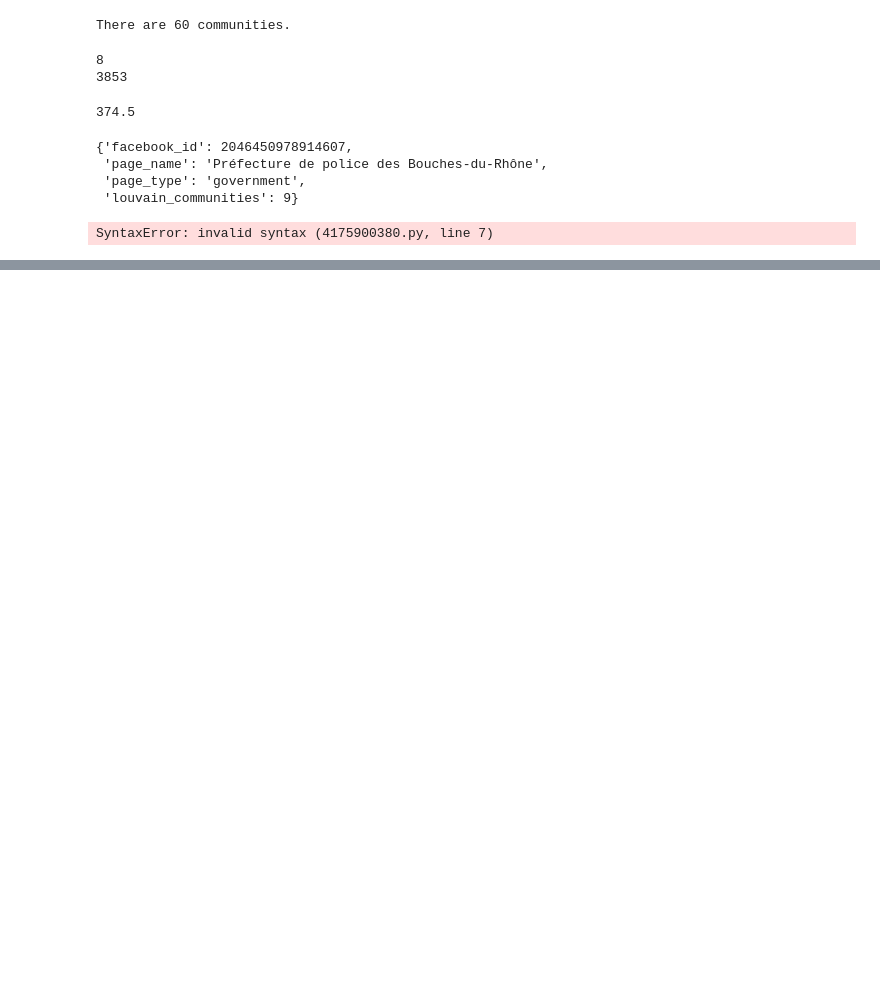
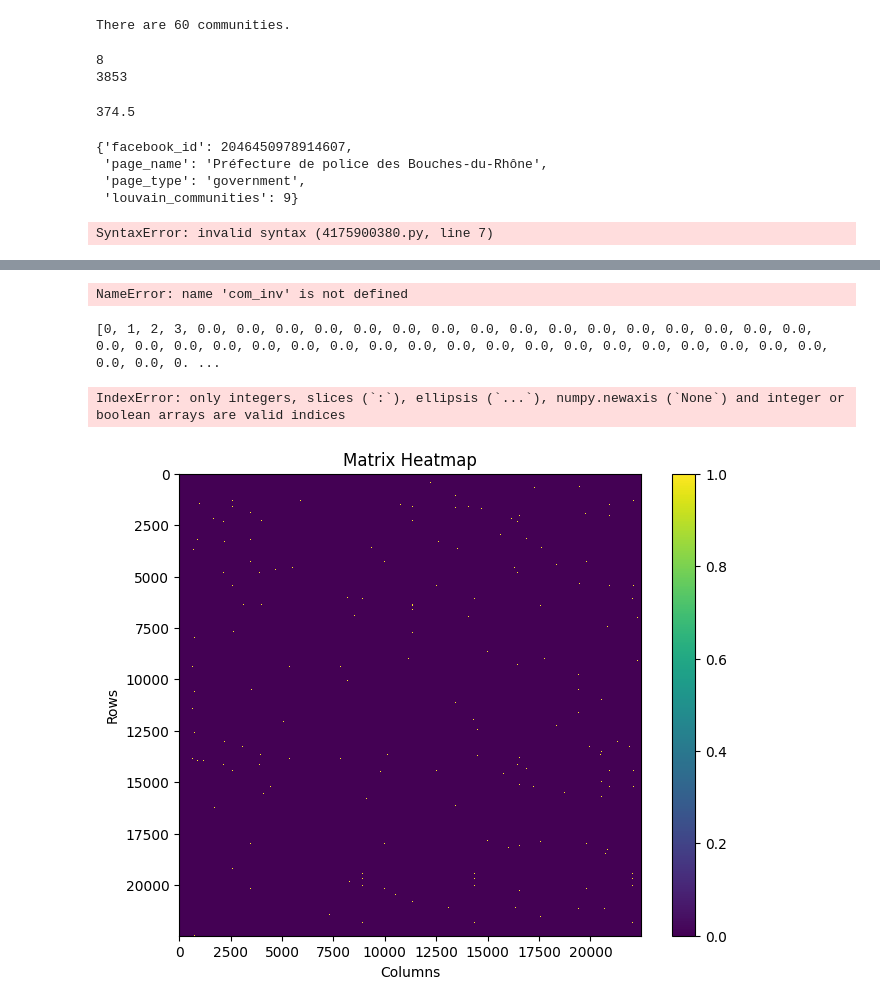
Before and after one commit to Arefay97/Social-Media-Analytics---Project, a Jupyter notebook: community_detection.ipynb, the cells around one changed output, grey strips where cells are left out. Drawn from its saved outputs; the diff is of its cells as text; code cells hidden in the pictures; blank space fills up the shorter version.

```diff
--- a/community_detection.ipynb
+++ b/community_detection.ipynb
@@ -269,0 +385,4 @@ print(G.nodes[closest_node])
+# %%
+for i in range(1000):
+    if 'com' in G.nodes[v]:
+        z = 0
@@ -269,0 +471,28 @@ print(G.nodes[closest_node])
+# %%
+len(com_inv)
+order = [com_inv[node] for node in range(len(adj_matrix_dense))]
+new_matrix = adj_matrix_dense[order]
+print(order)
+# %% [output]
+NameError: name 'com_inv' is not defined
+# %%
+order = list(np.zeros(len(adj_matrix_dense)))
+for i in range(len(adj_matrix)):
+    for key,value in final_com.items():
+        if i in value:
+            order[i]=key
+print(order)
+new_matrix = adj_matrix_dense[order]
+# %% [output]
+[0, 1, 2, 3, 0.0, 0.0, 0.0, 0.0, 0.0, 0.0, 0.0, 0.0, 0.0, 0.0, 0.0, 0.0, 0.0, 0.0, 0.0, 0.0, 0.0, 0.0, 0.0, 0.0, 0.0, 0.0, 0.0, 0.0, 0.0, 0.0, 0.0, 0.0, 0.0, 0.0, 0.0, 0.0, 0.0, 0.0, 0.0, 0.0, 0.0, 0. ...
+IndexError: only integers, slices (`:`), ellipsis (`...`), numpy.newaxis (`None`) and integer or boolean arrays are valid indices
+# %%
+plt.figure(figsize=(8, 6))
+plt.imshow(new_matrix, cmap='viridis', interpolation='nearest')
+plt.colorbar()
+plt.title('Matrix Heatmap')
+plt.xlabel('Columns')
+plt.ylabel('Rows')
+plt.show()
+# %% [output]
+[figure, added]
```
Also changed, not shown: parts of 59 cells of this notebook, 2 other files.
